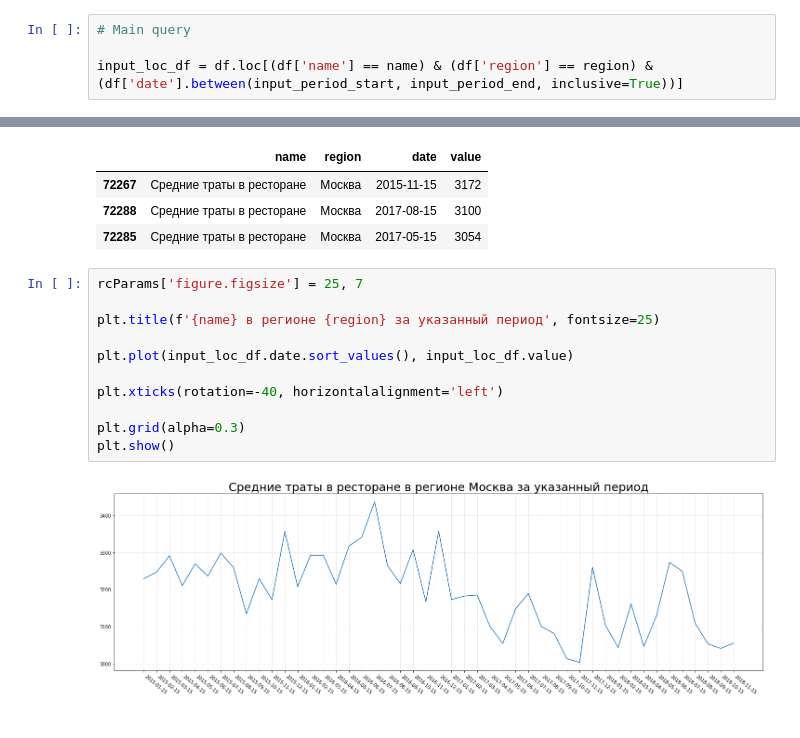
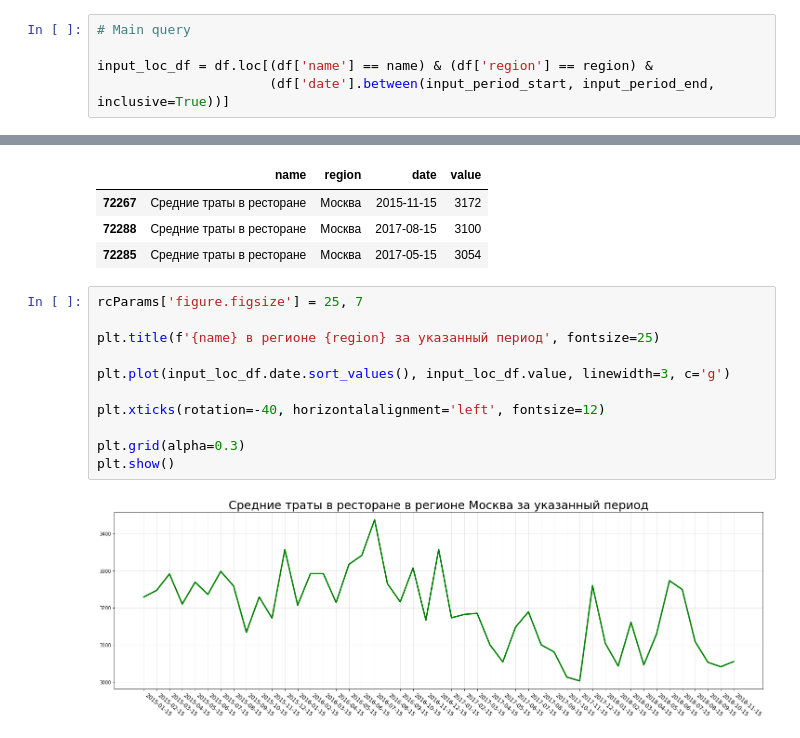
Before and after one commit to iconismo/Web-scraping, a Jupyter notebook: HW_les_07.ipynb, the cells around one changed output, grey strips where cells are left out. Cells and saved outputs as stored; diff of their text form.

```diff
--- a/HW_les_07.ipynb
+++ b/HW_les_07.ipynb
@@ -97,7 +97,8 @@ region = regions[input_region]
 # %%
 # Main query
 
-input_loc_df = df.loc[(df['name'] == name) & (df['region'] == region) & (df['date'].between(input_period_start, input_period_end, inclusive=True))]
+input_loc_df = df.loc[(df['name'] == name) & (df['region'] == region) &
+                      (df['date'].between(input_period_start, input_period_end, inclusive=True))]
 # %%
 df.date.min(), df.date.max()
 # %% [output]
@@ -112,13 +113,13 @@ input_loc_df.sample(3)
 # %%
 rcParams['figure.figsize'] = 25, 7
 
 plt.title(f'{name} в регионе {region} за указанный период', fontsize=25)
 
-plt.plot(input_loc_df.date.sort_values(), input_loc_df.value)
+plt.plot(input_loc_df.date.sort_values(), input_loc_df.value, linewidth=3, c='g')
 
-plt.xticks(rotation=-40, horizontalalignment='left')
+plt.xticks(rotation=-40, horizontalalignment='left', fontsize=12)
 
 plt.grid(alpha=0.3)
 plt.show()
 # %% [output]
-[figure, old version]
+[figure, new version]
```
